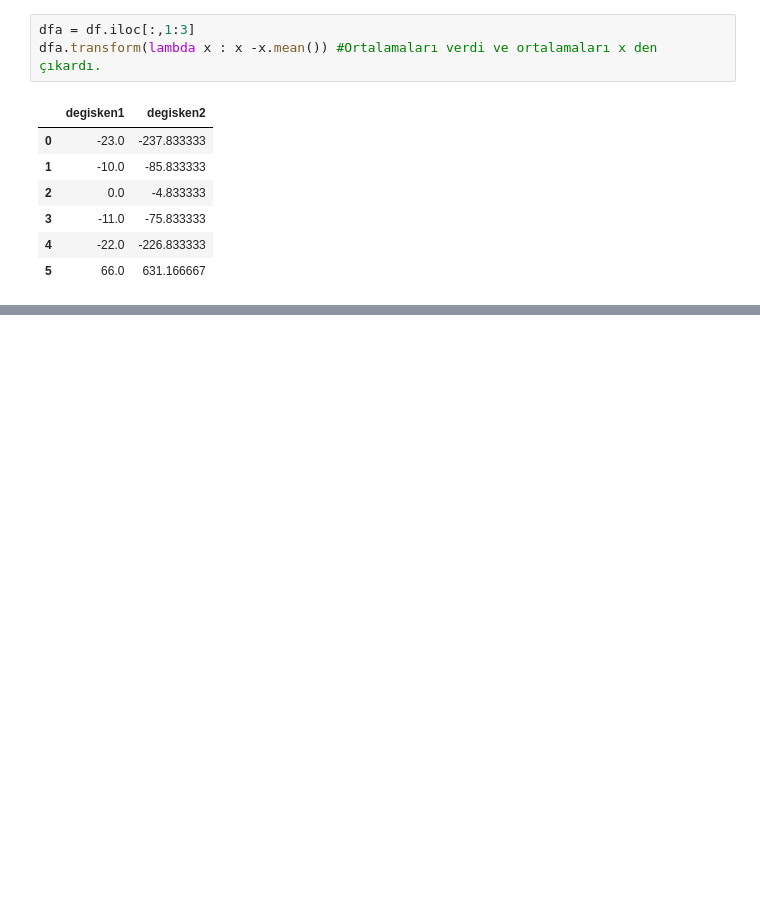
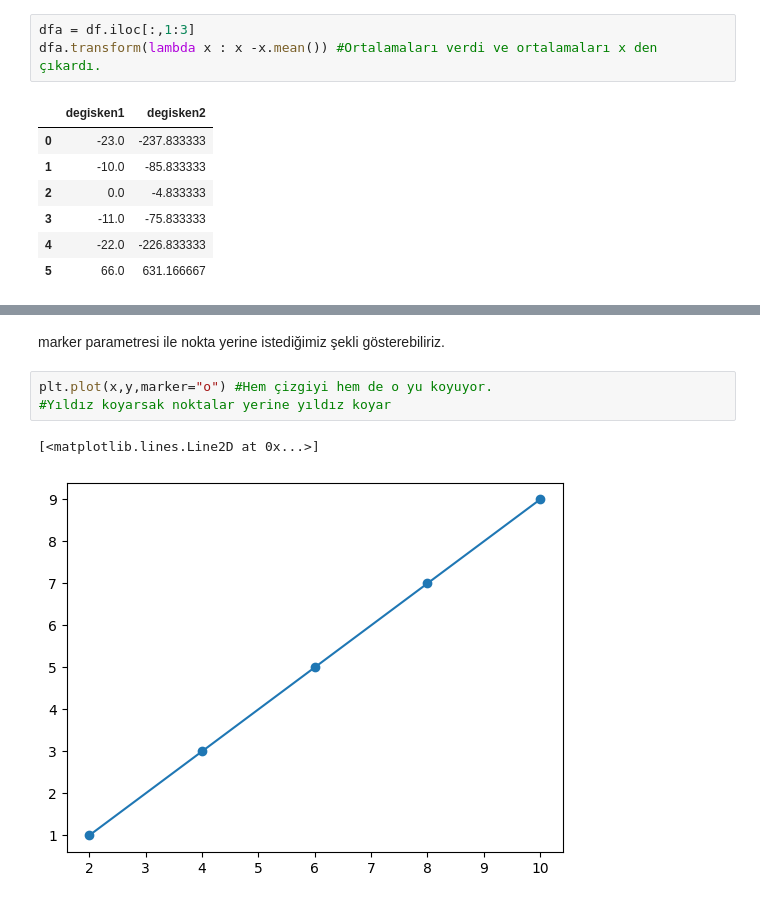
Before and after one commit to cokalonur001/YetGenPython, a Jupyter notebook: 11.Hafta/Eğitim Öncesi Uygulamalar/11.Hafta.ipynb, the cells around one changed output, grey strips where cells are left out. Saved outputs shown, nothing was run; the diff lists cells and outputs as text; blank space fills up the shorter version.

```diff
--- a/11.Hafta/Eğitim Öncesi Uygulamalar/11.Hafta.ipynb
+++ b/11.Hafta/Eğitim Öncesi Uygulamalar/11.Hafta.ipynb
@@ -785,0 +915,8 @@ dfa.transform(lambda x : x -x.mean()) #Ortalamaları verdi ve ortalamaları x de
+# %% [markdown]
+marker parametresi ile nokta yerine istediğimiz şekli gösterebiliriz.
+# %%
+plt.plot(x,y,marker="o") #Hem çizgiyi hem de o yu koyuyor.
+#Yıldız koyarsak noktalar yerine yıldız koyar
+# %% [output]
+[<matplotlib.lines.Line2D at 0x...>]
+[figure, added]
```
Also changed, not shown: parts of 24 cells of this notebook.
